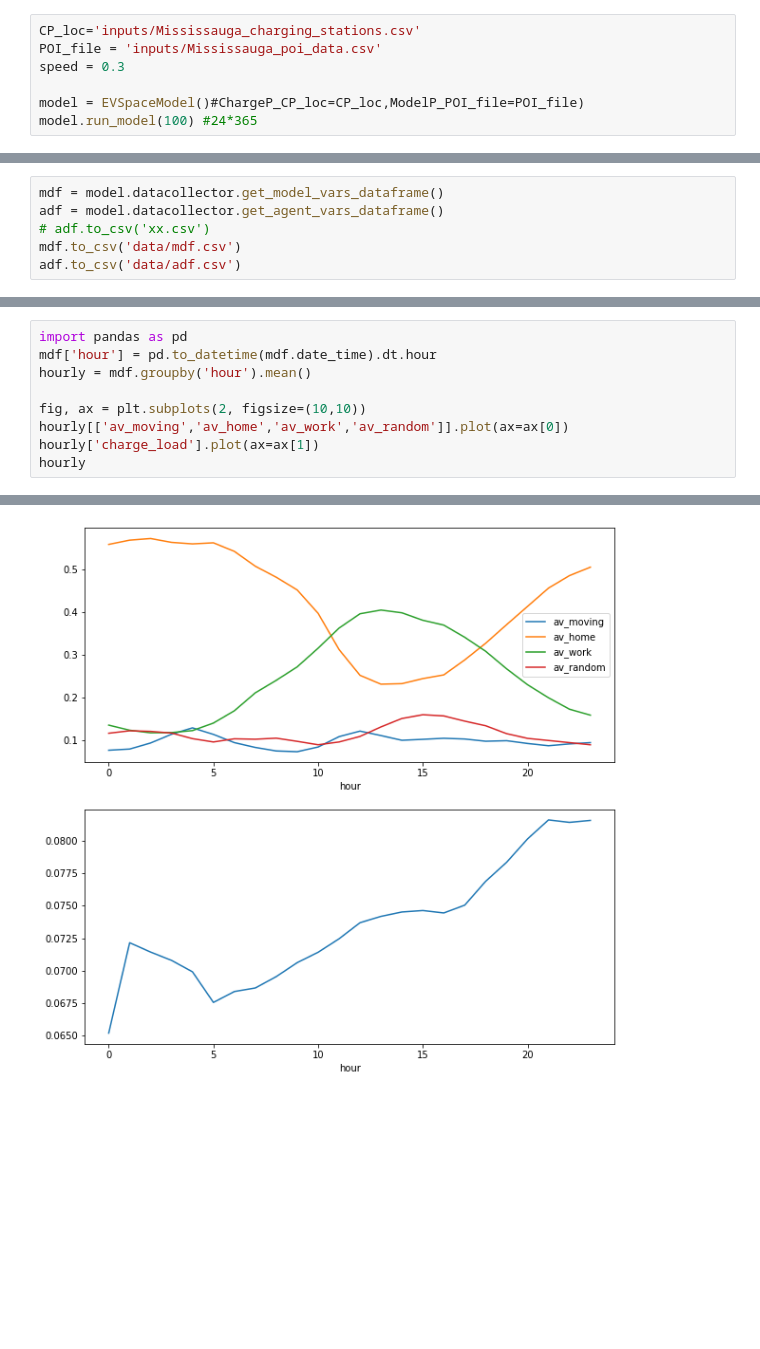
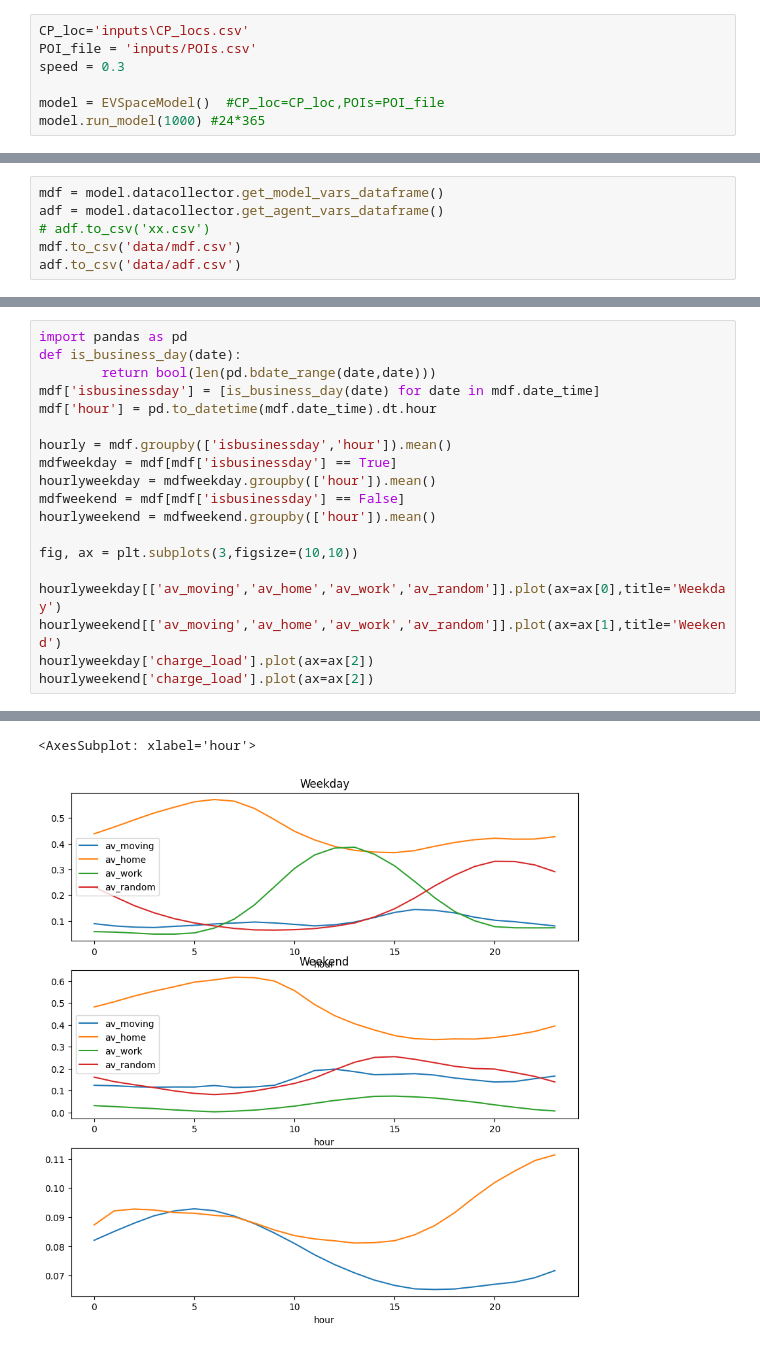
Before and after one commit to sm634/EVlution, a Jupyter notebook: EVs/local_run_nb.ipynb, the cells around one changed output, grey strips where cells are left out. Saved outputs shown, nothing was run; the diff lists cells and outputs as text; blank space fills up the shorter version.

```diff
--- a/EVs/local_run_nb.ipynb
+++ b/EVs/local_run_nb.ipynb
@@ -5,9 +5,9 @@ from matplotlib import ticker, cm
 import seaborn as sns
 import numpy as np
 # %%
-CP_loc='inputs/Mississauga_charging_stations.csv'
-POI_file = 'inputs/Mississauga_poi_data.csv'
+CP_loc='inputs\CP_locs.csv'
+POI_file = 'inputs/POIs.csv'
 speed = 0.3
 
-model = EVSpaceModel()#ChargeP_CP_loc=CP_loc,ModelP_POI_file=POI_file)
-model.run_model(100) #24*365
+model = EVSpaceModel()  #CP_loc=CP_loc,POIs=POI_file
+model.run_model(1000) #24*365
@@ -57,10 +76,20 @@ mdf
 # %%
 import pandas as pd
+def is_business_day(date):
+        return bool(len(pd.bdate_range(date,date)))
+mdf['isbusinessday'] = [is_business_day(date) for date in mdf.date_time]
 mdf['hour'] = pd.to_datetime(mdf.date_time).dt.hour
-hourly = mdf.groupby('hour').mean()
 
-fig, ax = plt.subplots(2, figsize=(10,10))
-hourly[['av_moving','av_home','av_work','av_random']].plot(ax=ax[0])
-hourly['charge_load'].plot(ax=ax[1])
-hourly
+hourly = mdf.groupby(['isbusinessday','hour']).mean()
+mdfweekday = mdf[mdf['isbusinessday'] == True]
+hourlyweekday = mdfweekday.groupby(['hour']).mean()
+mdfweekend = mdf[mdf['isbusinessday'] == False]
+hourlyweekend = mdfweekend.groupby(['hour']).mean()
+
+fig, ax = plt.subplots(3,figsize=(10,10))
+
+hourlyweekday[['av_moving','av_home','av_work','av_random']].plot(ax=ax[0],title='Weekday')
+hourlyweekend[['av_moving','av_home','av_work','av_random']].plot(ax=ax[1],title='Weekend')
+hourlyweekday['charge_load'].plot(ax=ax[2])
+hourlyweekend['charge_load'].plot(ax=ax[2])
 # %% [output]
@@ -85 +96,2 @@ hourly
+<AxesSubplot: xlabel='hour'>
-[figure, old version]
+[figure, new version]
```
Also changed, not shown: parts of 5 cells of this notebook.
